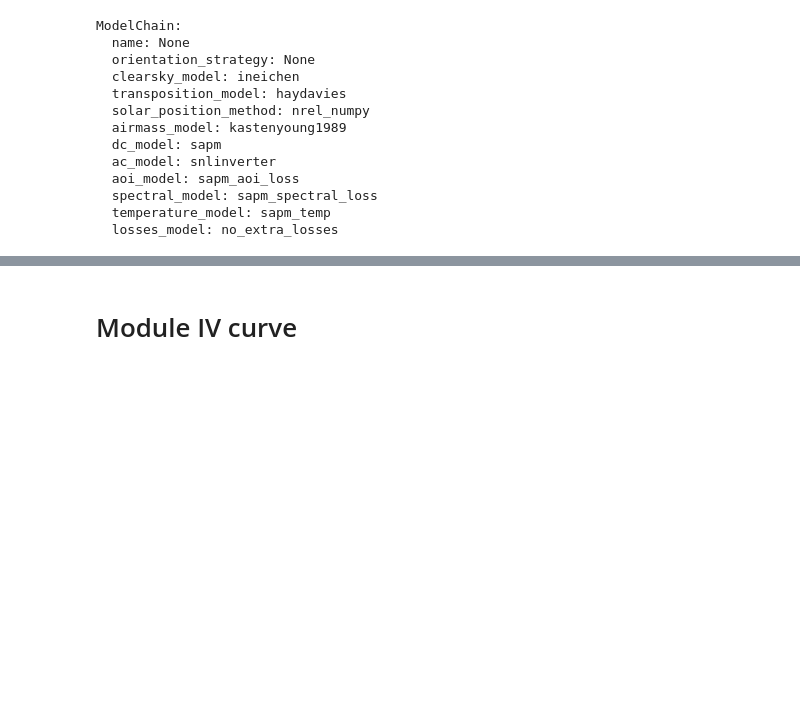
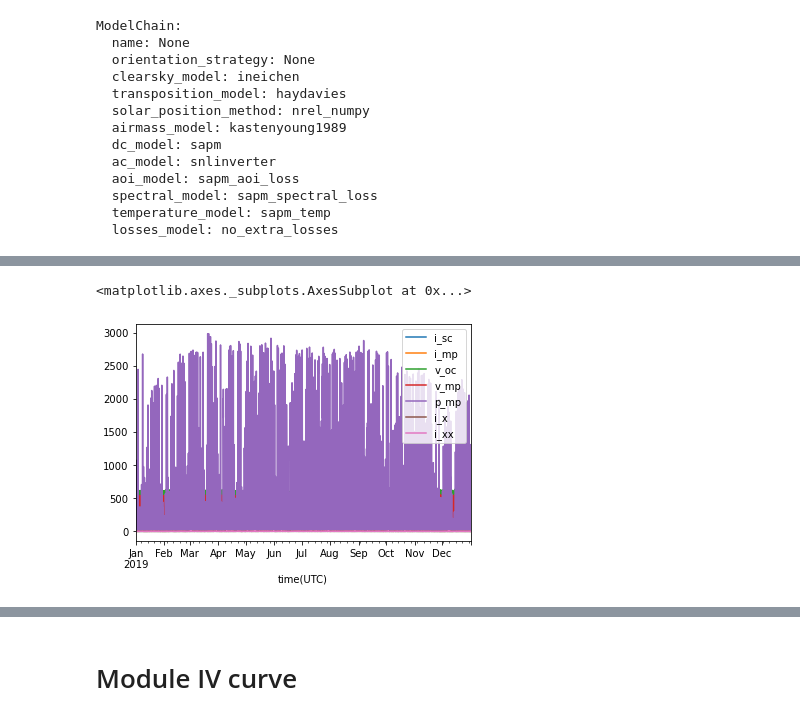
Before and after one commit to EricDuminil/inselpy, a Jupyter notebook: PVLib Example.ipynb, the cells around one changed output, grey strips where cells are left out. Drawn from its saved outputs; the diff is of its cells as text; code cells hidden in the pictures; blank space fills up the shorter version.

```diff
--- a/PVLib Example.ipynb
+++ b/PVLib Example.ipynb
@@ -77 +142,6 @@ dtype: float64
+# %%
+mc.dc.plot()
+# %% [output]
+<matplotlib.axes._subplots.AxesSubplot at 0x...>
+[figure, added]
 # %%
```
Also changed, not shown: parts of 37 cells of this notebook, 2 other files.
